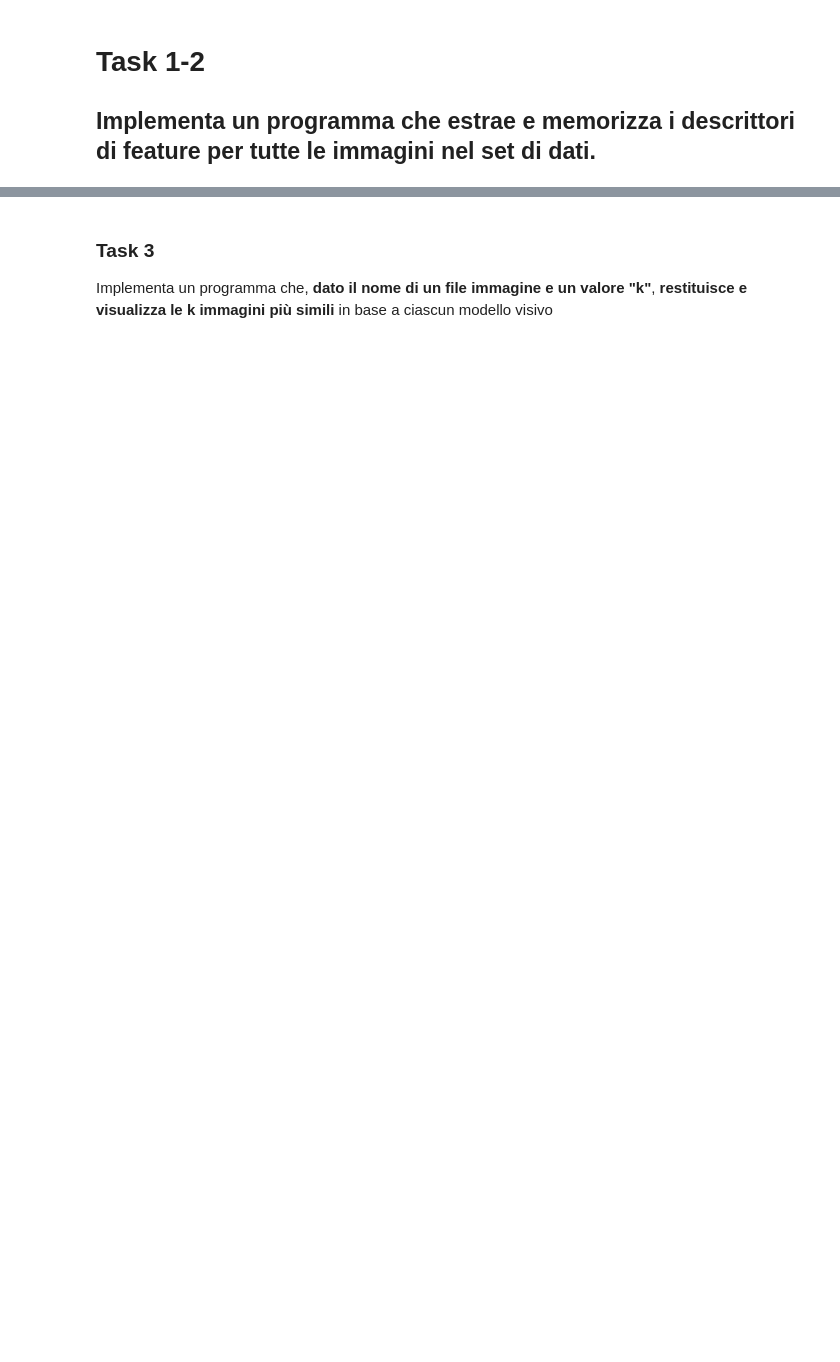
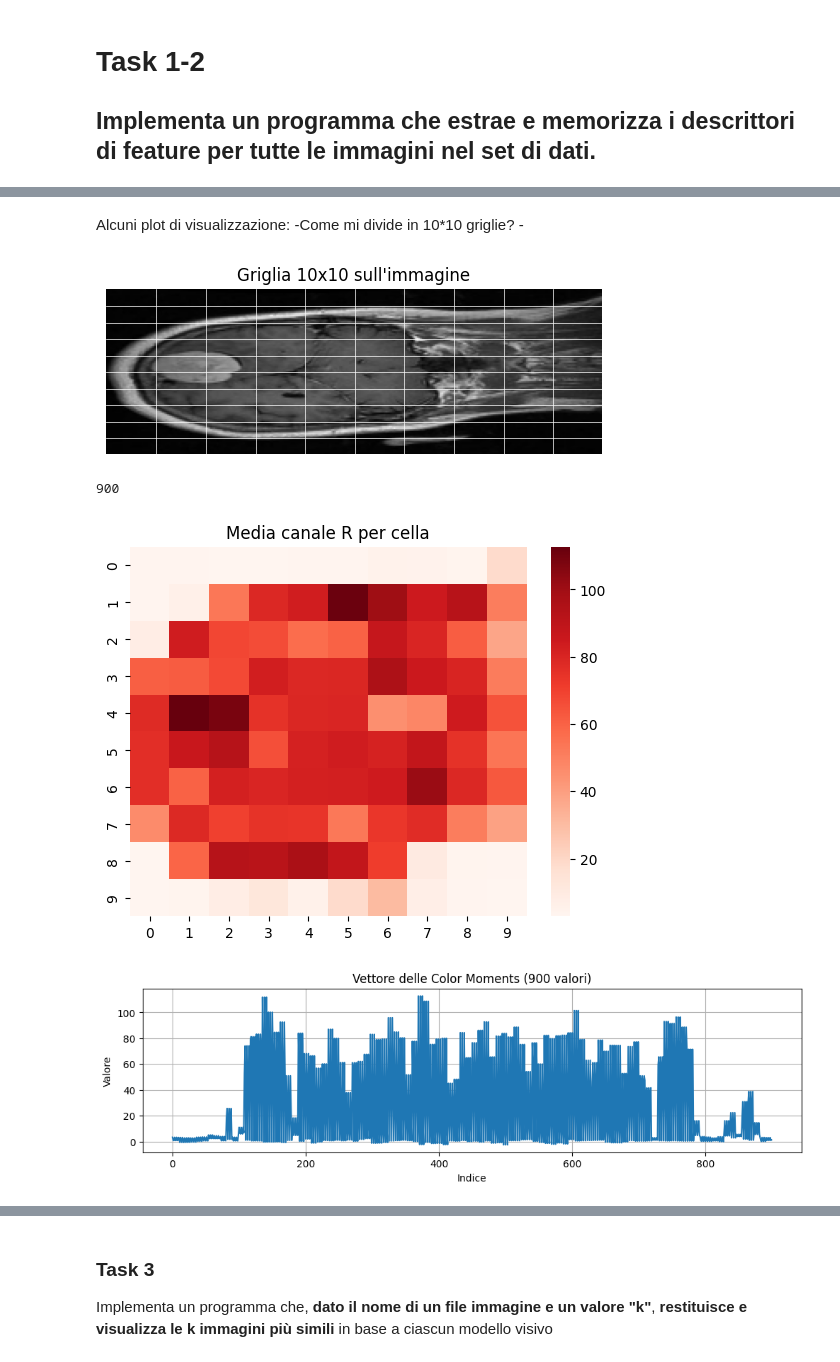
Before and after one commit to Calienn/DBmulti, a Jupyter notebook: Color_moments.ipynb, the cells around one changed output, grey strips where cells are left out. Cells and saved outputs as stored; diff of their text form; code cells hidden in the pictures; blank space fills up the shorter version.

```diff
--- a/Color_moments.ipynb
+++ b/Color_moments.ipynb
@@ -202,3 +186,47 @@ def process_and_save_features(base_folder, subfolders, output_file):
              filenames=np.array(all_filenames),
              labels=np.array(all_labels))
     print(f"[SALVATO] Features salvate in {output_file}")
+# %% [markdown]
+Alcuni plot di visualizzazione:
+    -Come mi divide in 10*10 griglie?
+    -
+# %%
+if __name__ == "__main__":
+    # Inserisci il path a una immagine del dataset
+    img_path = "Part1/brain_menin/brain_menin_0050.jpg"
+
+    # Visualizza la griglia
+    img = cv2.imread(img_path)
+    img = cv2.cvtColor(img, cv2.COLOR_BGR2RGB)
+    img = crop_to_brain(img)
+    img = cv2.resize(img, (300, 100))
+
+    fig, ax = plt.subplots()
+    ax.imshow(img)
+    for i in range(1, 10):
+        ax.axhline(i * 10, color='white', linewidth=0.5)
+        ax.axvline(i * 30, color='white', linewidth=0.5)
+    ax.set_title("Griglia 10x10 sull'immagine")
+    plt.axis('off')
+    plt.show()
+
+    # Heatmap media canale R
+    features = extract_color_moments(img_path)
+    mean_r = np.array([features[i*9 + 6] for i in range(100)]).reshape(10, 10)
+    sns.heatmap(mean_r, cmap="Reds")
+    plt.title("Media canale R per cella")
+    plt.show()
+
+    # Plot vettore feature completo
+    plt.figure(figsize=(12, 3))
+    plt.plot(features)
+    plt.title("Vettore delle Color Moments (900 valori)")
+    plt.xlabel("Indice")
+    plt.ylabel("Valore")
+    plt.grid(True)
+    plt.show()
+# %% [output]
+[figure, added]
+900
+[figure, added]
+[figure, added]
```
Also changed, not shown: parts of 37 cells of this notebook.
